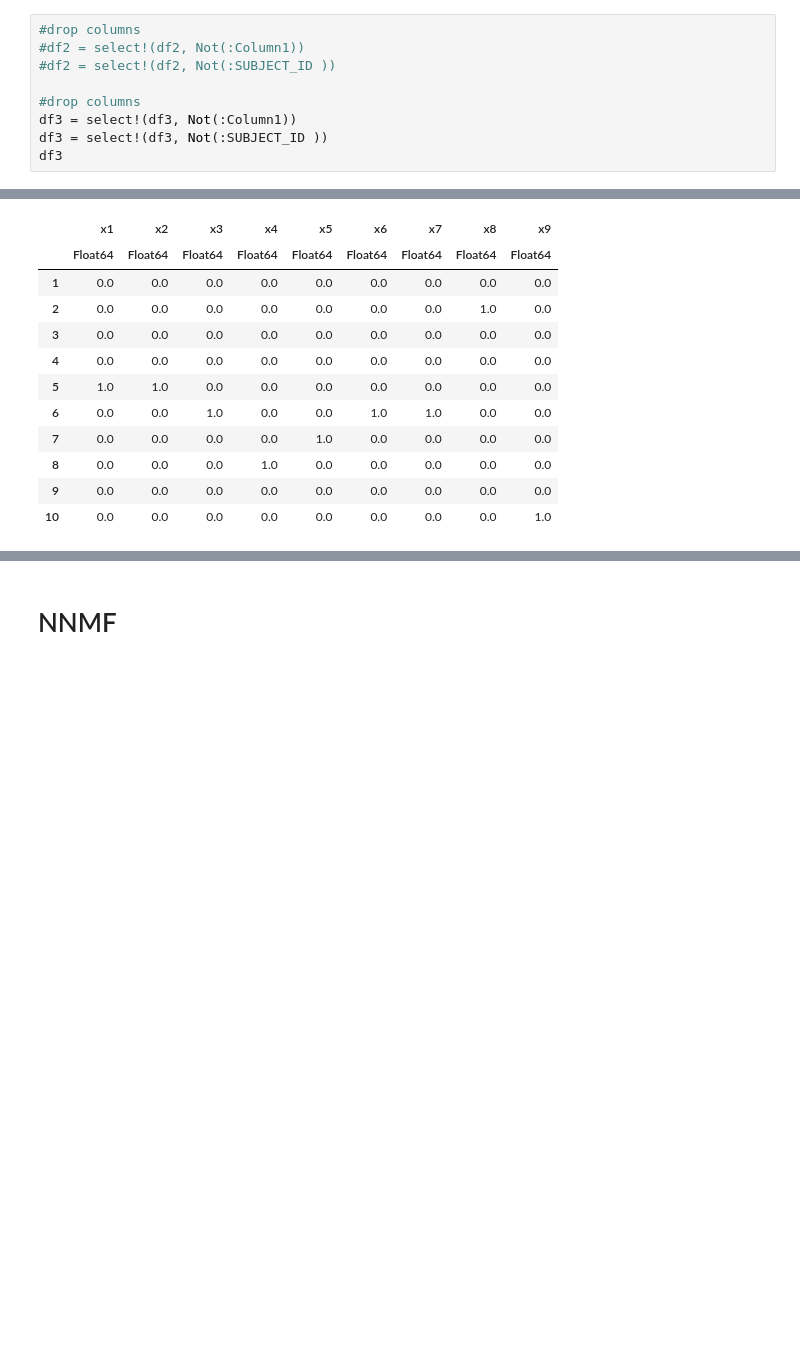
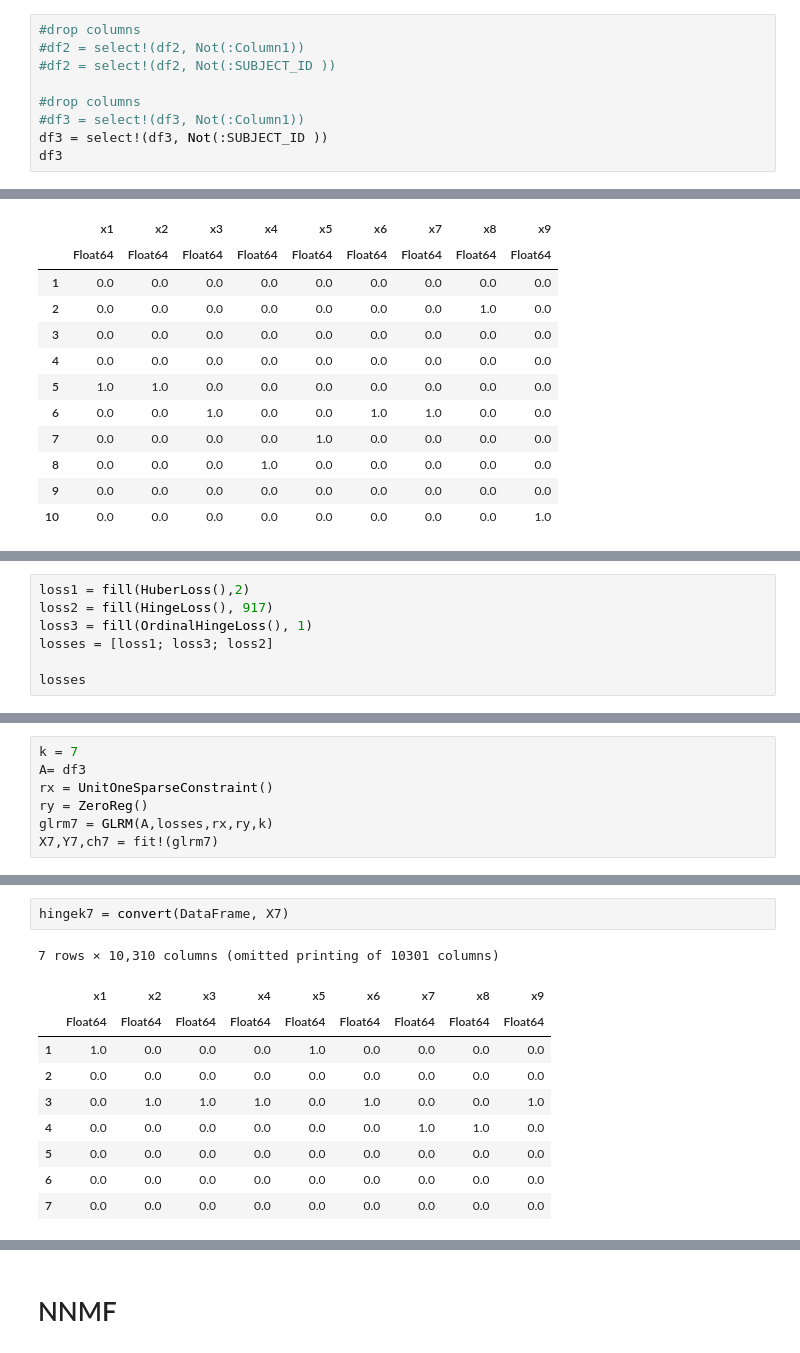
Before and after one commit to udellgroup/MIMICIII-Health-Care-Research, a Jupyter notebook: code/GLRMfinal.ipynb, the cells around one changed output, grey strips where cells are left out. Drawn from its saved outputs; the diff is of its cells as text; blank space fills up the shorter version.

Commit message:
GLRM, readme update

```diff
--- a/code/GLRMfinal.ipynb
+++ b/code/GLRMfinal.ipynb
@@ -69,7 +69,7 @@ df3
 #df2 = select!(df2, Not(:SUBJECT_ID ))
 
 #drop columns
-df3 = select!(df3, Not(:Column1))
+#df3 = select!(df3, Not(:Column1))
 df3 = select!(df3, Not(:SUBJECT_ID ))
 df3
 # %% [output]
@@ -666,0 +669,7 @@ CSV.read("/Users/kathy908000/github/health-care-research/data/hingek10.csv")
+# %%
+loss1 = fill(HuberLoss(),2)
+loss2 = fill(HingeLoss(), 917)
+loss3 = fill(OrdinalHingeLoss(), 1)
+losses = [loss1; loss3; loss2]
+
+losses
@@ -666,0 +694,7 @@ CSV.read("/Users/kathy908000/github/health-care-research/data/hingek10.csv")
+# %%
+k = 7
+A= df3
+rx = UnitOneSparseConstraint()
+ry = ZeroReg()
+glrm7 = GLRM(A,losses,rx,ry,k)
+X7,Y7,ch7 = fit!(glrm7)
@@ -666,0 +747,13 @@ CSV.read("/Users/kathy908000/github/health-care-research/data/hingek10.csv")
+# %%
+hingek7 = convert(DataFrame, X7)
+# %% [output]
+7 rows × 10,310 columns (omitted printing of 10301 columns)
+|  | x1 | x2 | x3 | x4 | x5 | x6 | x7 | x8 | x9 |
+|  | Float64 | Float64 | Float64 | Float64 | Float64 | Float64 | Float64 | Float64 | Float64 |
+| 1 | 1.0 | 0.0 | 0.0 | 0.0 | 1.0 | 0.0 | 0.0 | 0.0 | 0.0 |
+| 2 | 0.0 | 0.0 | 0.0 | 0.0 | 0.0 | 0.0 | 0.0 | 0.0 | 0.0 |
+| 3 | 0.0 | 1.0 | 1.0 | 1.0 | 0.0 | 1.0 | 0.0 | 0.0 | 1.0 |
+| 4 | 0.0 | 0.0 | 0.0 | 0.0 | 0.0 | 0.0 | 1.0 | 1.0 | 0.0 |
+| 5 | 0.0 | 0.0 | 0.0 | 0.0 | 0.0 | 0.0 | 0.0 | 0.0 | 0.0 |
+| 6 | 0.0 | 0.0 | 0.0 | 0.0 | 0.0 | 0.0 | 0.0 | 0.0 | 0.0 |
+| 7 | 0.0 | 0.0 | 0.0 | 0.0 | 0.0 | 0.0 | 0.0 | 0.0 | 0.0 |
```
Also changed, not shown: parts of 37 cells of this notebook, 1 other file.
